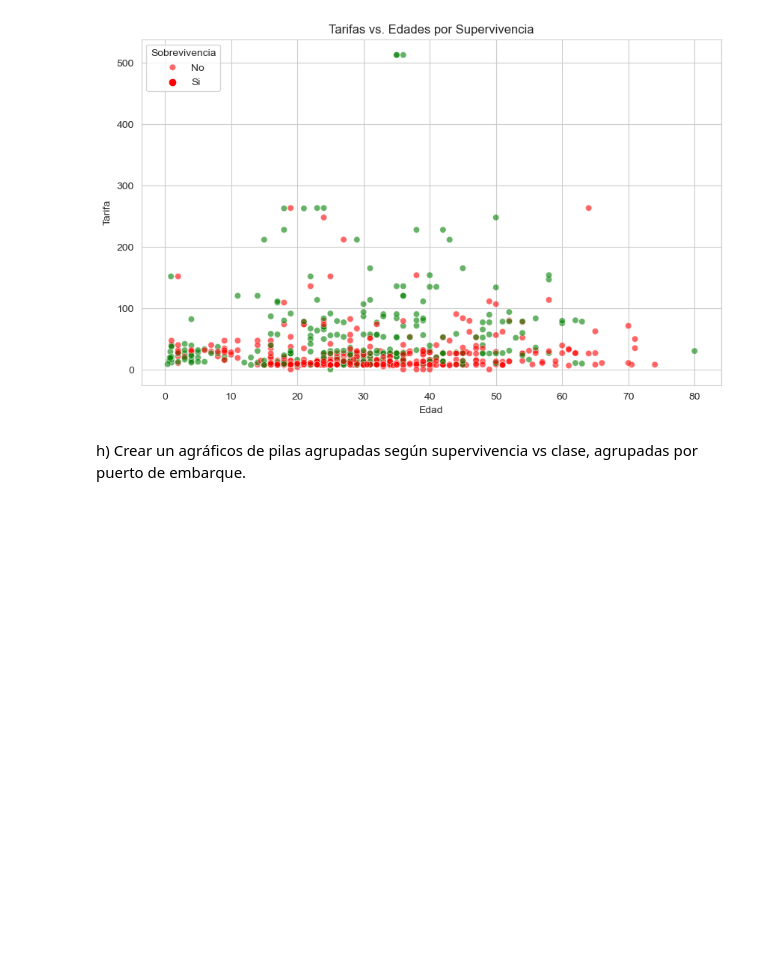
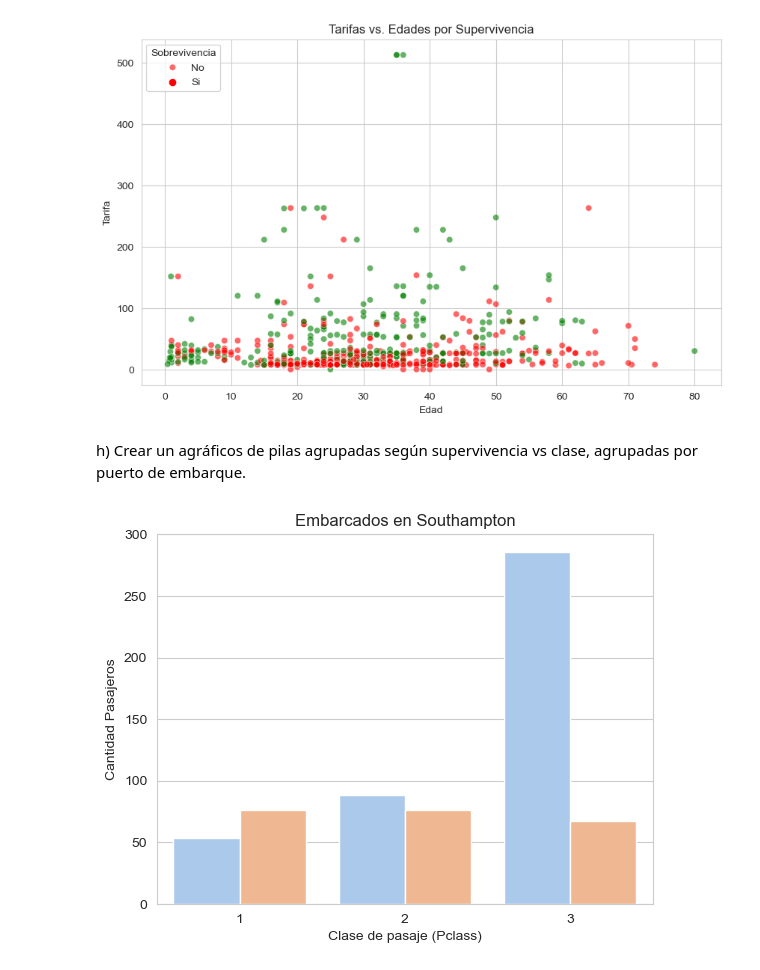
Before and after one commit to fidebravo/Modulo3, a Jupyter notebook: Modulo3_Actividad4.ipynb, the cells around one changed output. Drawn from its saved outputs; the diff is of its cells as text; code cells hidden in the pictures; blank space fills up the shorter version.

```diff
--- a/Modulo3_Actividad4.ipynb
+++ b/Modulo3_Actividad4.ipynb
@@ -154,0 +146,29 @@ comprueba_nan = df_puertos['embark_town'].isna().sum()
+# %%
+
+df_puertos = pd.DataFrame(titanic_dataset)
+df_puertos['embark_town'] =  df_puertos['embark_town'].fillna('Southampton')
+
+df_filtrado_southampton = df_puertos['embark_town'] == 'Southampton'
+df_southampton = df_puertos[df_filtrado_southampton]
+valores_south = df_southampton['pclass'].value_counts()
+df_southampton_doa = df_southampton.groupby(['survived', 'pclass']).size().unstack(fill_value=0)
+
+
+df_filtrado_cherbourg = df_puertos['embark_town'] == 'Cherbourg'
+df_cherbourg = df_puertos[df_filtrado_cherbourg]
+
+df_filtrado_queenstown = df_puertos['embark_town' ]== 'Queenstown'
+df_queenstown = df_puertos[df_filtrado_queenstown]
+# %%
+try:
+    sns.countplot(data=df_southampton, x='pclass', hue='survived',  palette='pastel')
+except AttributeError as e:
+    print('')
+
+plt.title('Embarcados en Southampton')
+plt.xlabel('Clase de pasaje (Pclass)')
+plt.ylabel('Cantidad Pasajeros')
+
+plt.show()
+# %% [output]
+[figure, added]
```
Also changed, not shown: parts of 3 cells of this notebook.
